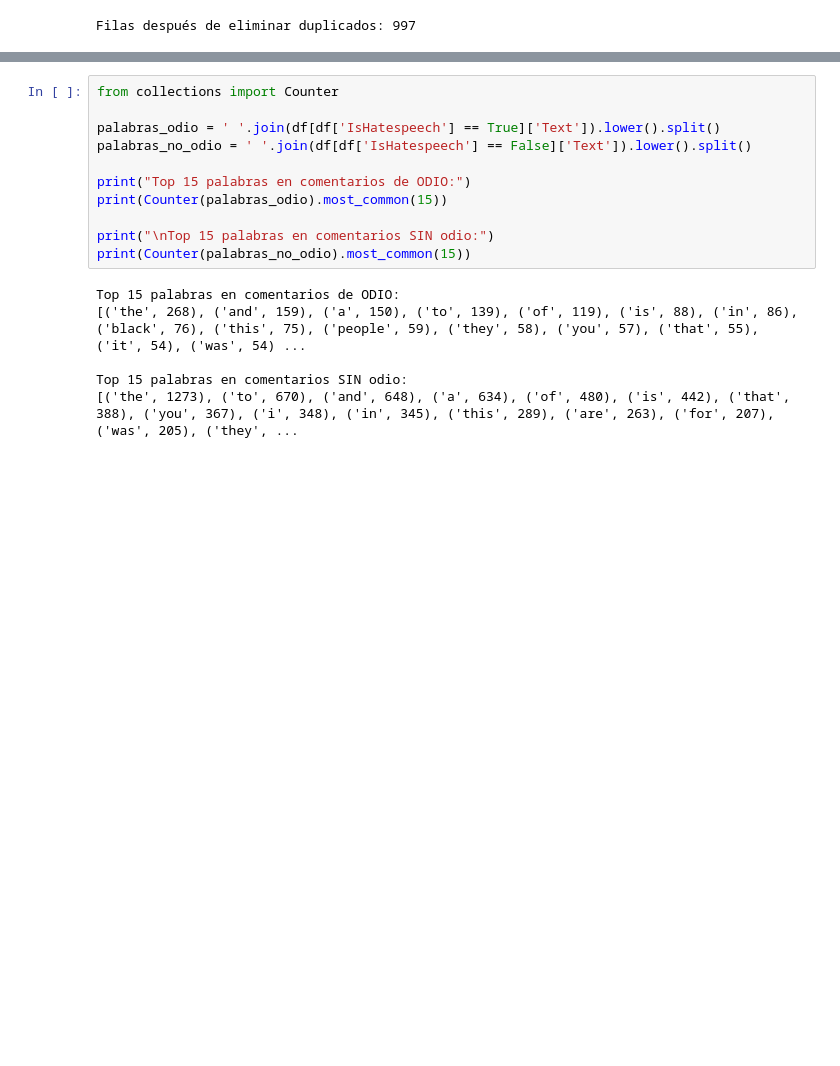
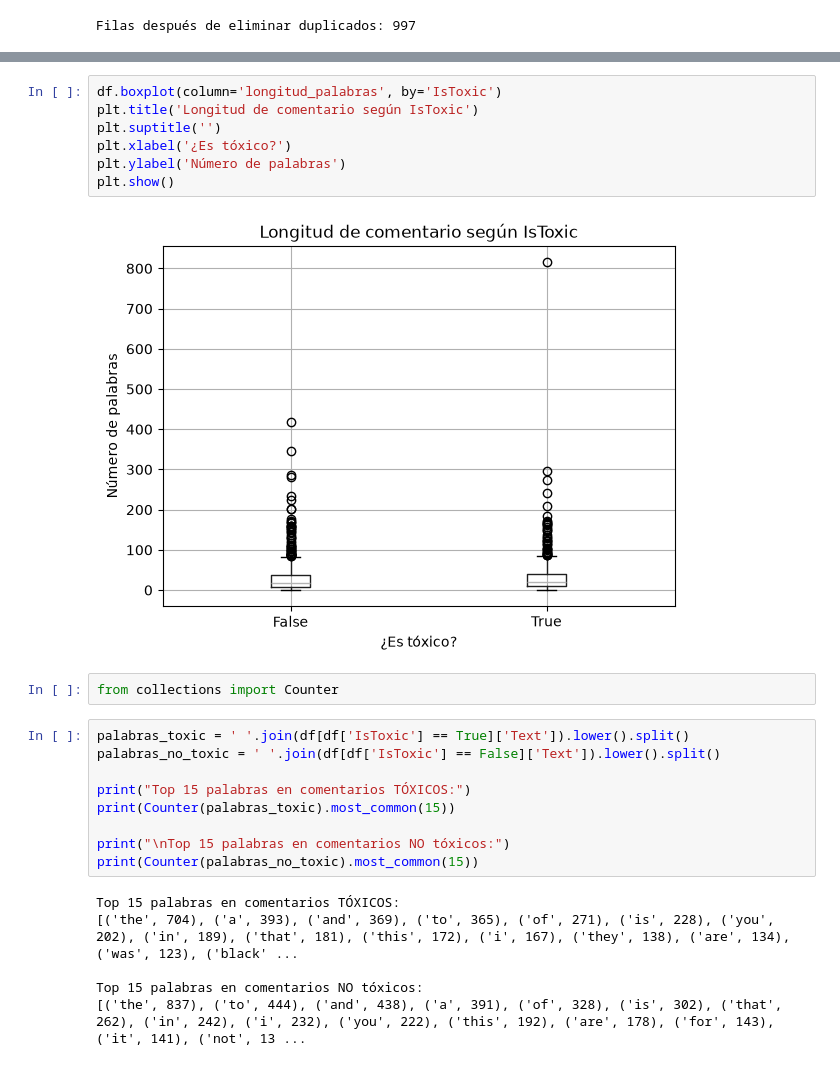
Before and after one commit to Bootcamp-IA-MAD-P7/Proyecto9-NLP-Deteccion-Discurso-Odio-Gisella, a Jupyter notebook: notebooks/01_exploracion_dataset.ipynb, the cells around one changed output, grey strips where cells are left out. Saved outputs shown, nothing was run; the diff lists cells and outputs as text; blank space fills up the shorter version.

```diff
--- a/notebooks/01_exploracion_dataset.ipynb
+++ b/notebooks/01_exploracion_dataset.ipynb
@@ -95,20 +71,29 @@ max            4421.000000         815.000000
+# %%
+df.boxplot(column='longitud_palabras', by='IsToxic')
+plt.title('Longitud de comentario según IsToxic')
+plt.suptitle('')
+plt.xlabel('¿Es tóxico?')
+plt.ylabel('Número de palabras')
+plt.show()
+# %% [output]
+[figure, added]
+# %%
+from collections import Counter
 # %%
-from collections import Counter
+palabras_toxic = ' '.join(df[df['IsToxic'] == True]['Text']).lower().split()
+palabras_no_toxic = ' '.join(df[df['IsToxic'] == False]['Text']).lower().split()
 
-palabras_odio = ' '.join(df[df['IsHatespeech'] == True]['Text']).lower().split()
-palabras_no_odio = ' '.join(df[df['IsHatespeech'] == False]['Text']).lower().split()
+print("Top 15 palabras en comentarios TÓXICOS:")
+print(Counter(palabras_toxic).most_common(15))
 
-print("Top 15 palabras en comentarios de ODIO:")
-print(Counter(palabras_odio).most_common(15))
-
-print("\nTop 15 palabras en comentarios SIN odio:")
-print(Counter(palabras_no_odio).most_common(15))
+print("\nTop 15 palabras en comentarios NO tóxicos:")
+print(Counter(palabras_no_toxic).most_common(15))
 # %% [output]
-Top 15 palabras en comentarios de ODIO:
-[('the', 268), ('and', 159), ('a', 150), ('to', 139), ('of', 119), ('is', 88), ('in', 86), ('black', 76), ('this', 75), ('people', 59), ('they', 58), ('you', 57), ('that', 55), ('it', 54), ('was', 54) ...
+Top 15 palabras en comentarios TÓXICOS:
+[('the', 704), ('a', 393), ('and', 369), ('to', 365), ('of', 271), ('is', 228), ('you', 202), ('in', 189), ('that', 181), ('this', 172), ('i', 167), ('they', 138), ('are', 134), ('was', 123), ('black' ...
 
-Top 15 palabras en comentarios SIN odio:
-[('the', 1273), ('to', 670), ('and', 648), ('a', 634), ('of', 480), ('is', 442), ('that', 388), ('you', 367), ('i', 348), ('in', 345), ('this', 289), ('are', 263), ('for', 207), ('was', 205), ('they', ...
+Top 15 palabras en comentarios NO tóxicos:
+[('the', 837), ('to', 444), ('and', 438), ('a', 391), ('of', 328), ('is', 302), ('that', 262), ('in', 242), ('i', 232), ('you', 222), ('this', 192), ('are', 178), ('for', 143), ('it', 141), ('not', 13 ...
 # %% [markdown]
 ## Conclusiones del EDA
 
```
Also changed, not shown: parts of 5 cells of this notebook.
